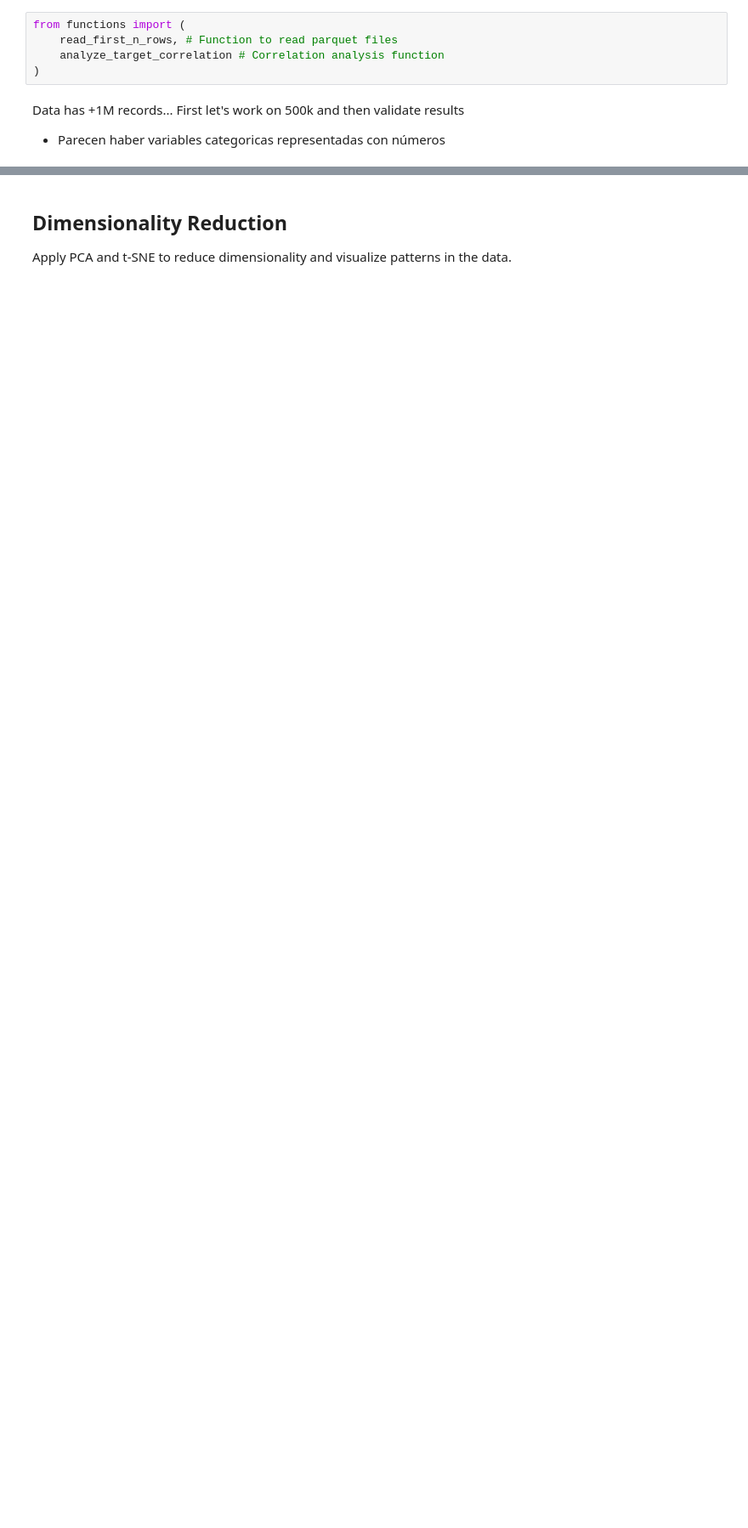
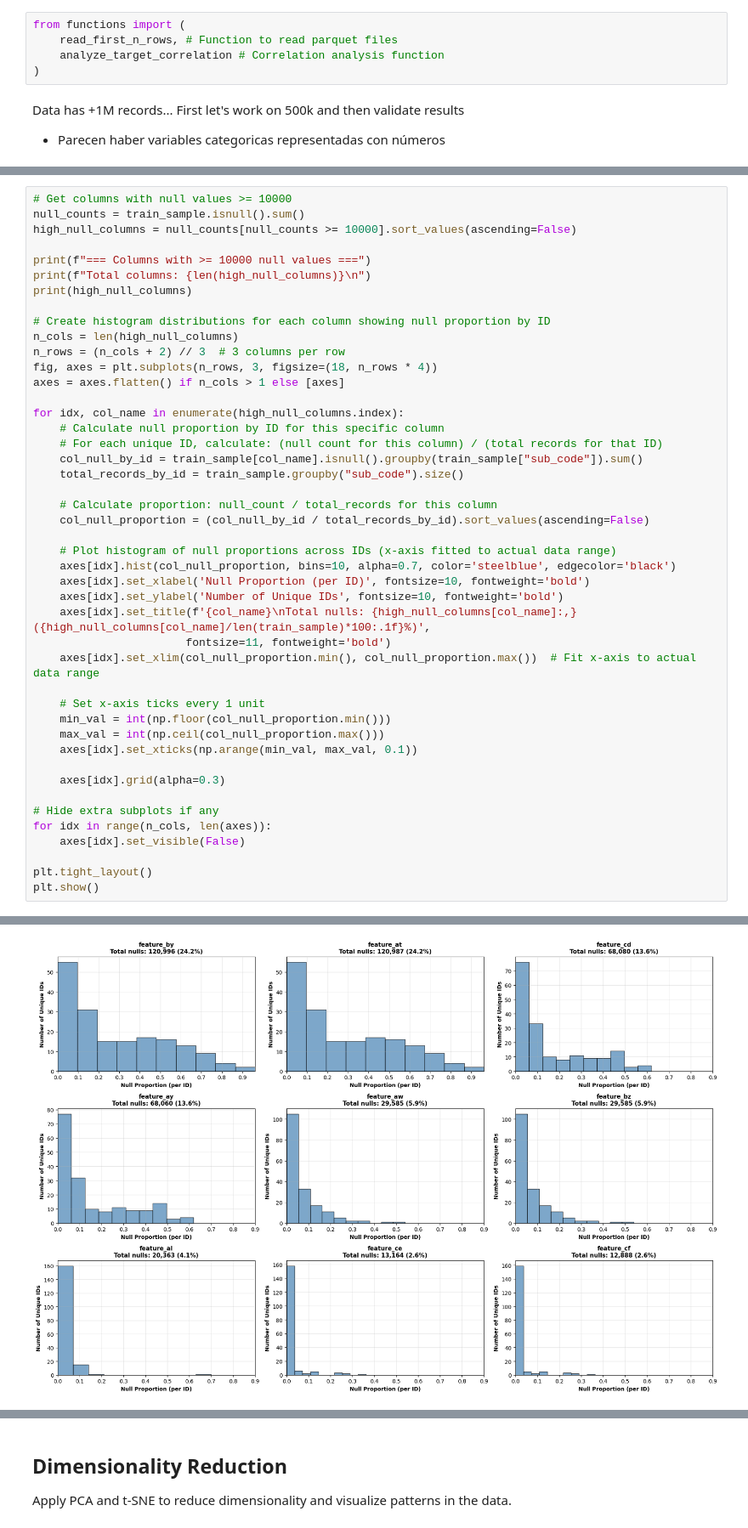
Before and after one commit to XJoseAntonioX/Hedge-Fund, a Jupyter notebook: EDA.ipynb, the cells around one changed output, grey strips where cells are left out. Shown at 85% size. Saved outputs shown, nothing was run; the diff lists cells and outputs as text; blank space fills up the shorter version.

```diff
--- a/EDA.ipynb
+++ b/EDA.ipynb
@@ -164,0 +106,46 @@ len(total_records_by_id)
+# %%
+# Get columns with null values >= 10000
+null_counts = train_sample.isnull().sum()
+high_null_columns = null_counts[null_counts >= 10000].sort_values(ascending=False)
+
+print(f"=== Columns with >= 10000 null values ===")
+print(f"Total columns: {len(high_null_columns)}\n")
+print(high_null_columns)
+
+# Create histogram distributions for each column showing null proportion by ID
+n_cols = len(high_null_columns)
+n_rows = (n_cols + 2) // 3  # 3 columns per row
+fig, axes = plt.subplots(n_rows, 3, figsize=(18, n_rows * 4))
+axes = axes.flatten() if n_cols > 1 else [axes]
+
+for idx, col_name in enumerate(high_null_columns.index):
+    # Calculate null proportion by ID for this specific column
+    # For each unique ID, calculate: (null count for this column) / (total records for that ID)
+    col_null_by_id = train_sample[col_name].isnull().groupby(train_sample["sub_code"]).sum()
+    total_records_by_id = train_sample.groupby("sub_code").size()
+
+    # Calculate proportion: null_count / total_records for this column
+    col_null_proportion = (col_null_by_id / total_records_by_id).sort_values(ascending=False)
+
+    # Plot histogram of null proportions across IDs (x-axis fitted to actual data range)
+    axes[idx].hist(col_null_proportion, bins=10, alpha=0.7, color='steelblue', edgecolor='black')
+    axes[idx].set_xlabel('Null Proportion (per ID)', fontsize=10, fontweight='bold')
+    axes[idx].set_ylabel('Number of Unique IDs', fontsize=10, fontweight='bold')
+    axes[idx].set_title(f'{col_name}\nTotal nulls: {high_null_columns[col_name]:,} ({high_null_columns[col_name]/len(train_sample)*100:.1f}%)',
+                       fontsize=11, fontweight='bold')
+    axes[idx].set_xlim(col_null_proportion.min(), col_null_proportion.max())  # Fit x-axis to actual data range
+
+    # Set x-axis ticks every 1 unit
+    min_val = int(np.floor(col_null_proportion.min()))
+    max_val = int(np.ceil(col_null_proportion.max()))
+    axes[idx].set_xticks(np.arange(min_val, max_val, 0.1))
+
+    axes[idx].grid(alpha=0.3)
+
+# Hide extra subplots if any
+for idx in range(n_cols, len(axes)):
+    axes[idx].set_visible(False)
+
+plt.tight_layout()
+plt.show()
+# %% [output]
@@ -164,0 +165 @@ len(total_records_by_id)
+[figure, added]
```
Also changed, not shown: parts of 28 cells of this notebook.
